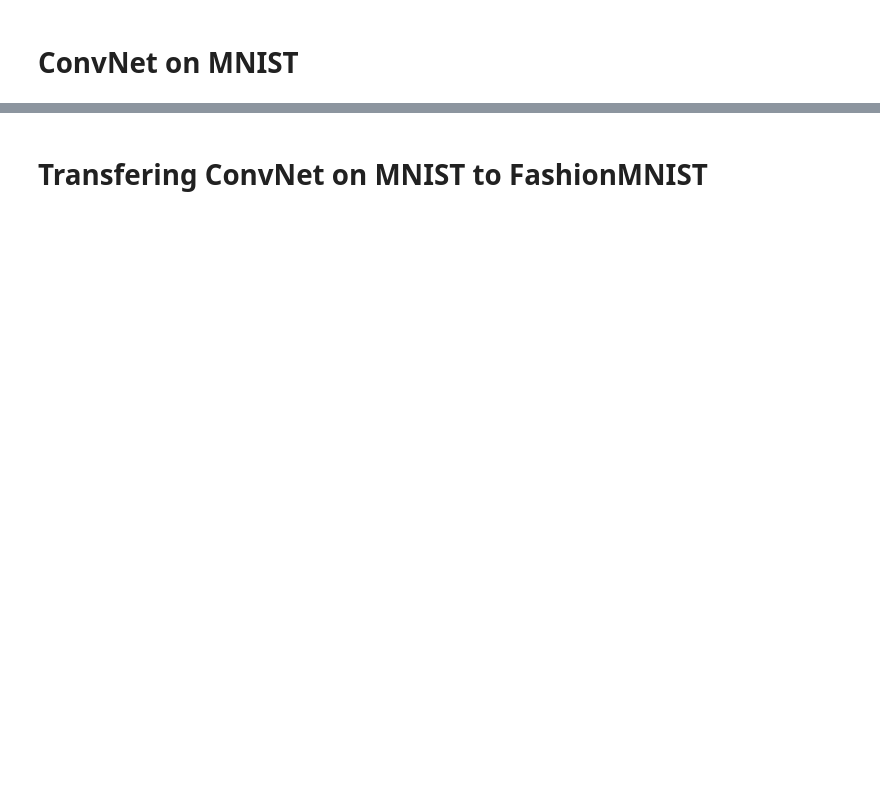
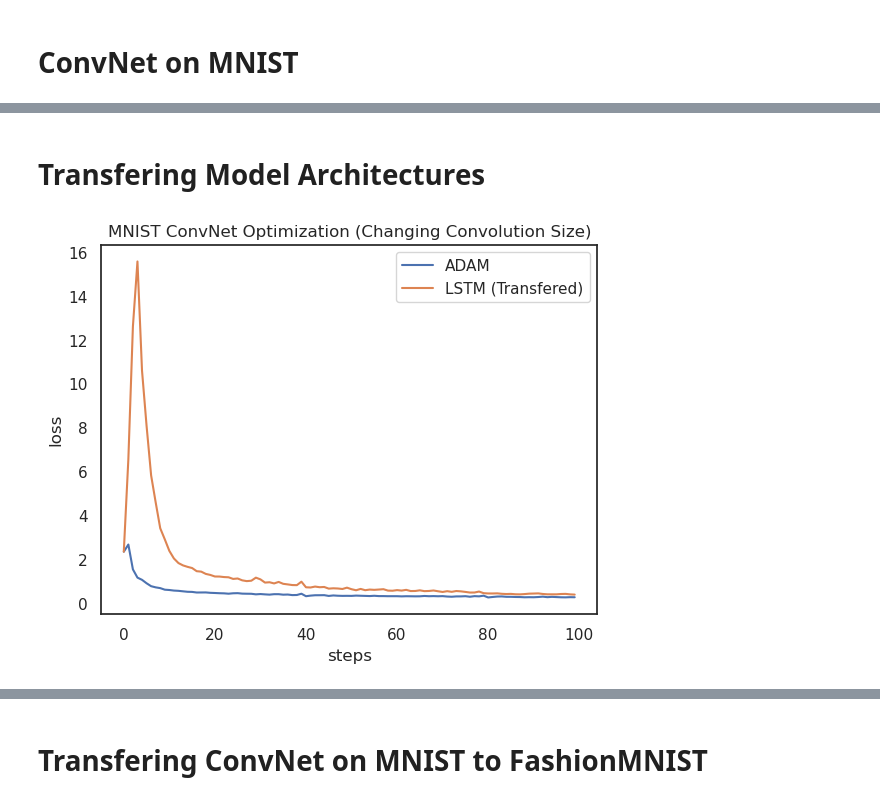
Before and after one commit to dadur604/learning-to-optimize, a Jupyter notebook: 260C_Final_Project_L2O.ipynb, the cells around one changed output, grey strips where cells are left out. Saved outputs shown, nothing was run; the diff lists cells and outputs as text; code cells hidden in the pictures; blank space fills up the shorter version.

```diff
--- a/260C_Final_Project_L2O.ipynb
+++ b/260C_Final_Project_L2O.ipynb
@@ -278,7 +278,7 @@ def fit_normal(target_cls, target_to_opt, opt_class, n_tests=100, n_epochs=100,
 def find_best_lr_normal(target_cls, target_to_opt, opt_class, **extra_kwargs):
     best_loss = 1000000000000000.0
     best_lr = 0.0
-    for lr in tqdm([1.0, 0.3, 0.1, 0.03, 0.01, 0.003, 0.001, 0.0003, 0.0001, 0.00003, 0.00001], 'Learning rates'):
+    for lr in tqdm([1.0, 0.3, 0.1, 0.03, 0.01, 0.003, 0.001], 'Learning rates'):
         try:
             loss = best_loss + 1.0
             loss = np.mean([np.sum(s) for s in fit_normal(target_cls, target_to_opt, opt_class, lr=lr, **extra_kwargs)])
@@ -571,0 +649,2 @@ plt.show()
+# %% [markdown]
+# Transfering Model Architectures
@@ -571,0 +769,25 @@ plt.show()
+# %%
+NORMAL_OPTS = [(torch.optim.Adam, {})]
+OPT_NAMES = ['ADAM']
+QUAD_LRS = [0.01]
+fit_data = np.zeros((100, 100, len(OPT_NAMES) + 1))
+for i, ((opt, extra_kwargs), lr) in enumerate(zip(NORMAL_OPTS, QUAD_LRS)):
+    np.random.seed(0)
+    fit_data[:, :, i] = np.array(fit_normal(MNISTTarget, MNISTResNetConvSize, opt, lr=lr, **extra_kwargs))
+
+# Test original convnet learned optimizer on these variations
+opt_conv = Optimizer_PP(preproc=True).to(device)
+opt_conv.load_state_dict(mnist_res_optimizer)
+
+fit_data[:, :, len(OPT_NAMES)] = np.array([do_fit(opt_mlp, None, MNISTTarget, MNISTResNetConvSize, 1, 100, 100, out_mul=0.05, should_train=False) for _ in range(100)])
+# %%
+
+fit_data_mean = np.mean(fit_data, axis=0)
+plt.plot(fit_data_mean[:, :], label=['ADAM', 'LSTM (Transfered)'])
+plt.xlabel("steps")
+plt.ylabel("loss")
+plt.title("MNIST ConvNet Optimization (Changing Convolution Size)")
+plt.legend()
+plt.show()
+# %% [output]
+[figure, added]
```
Also changed, not shown: parts of 26 cells of this notebook.
